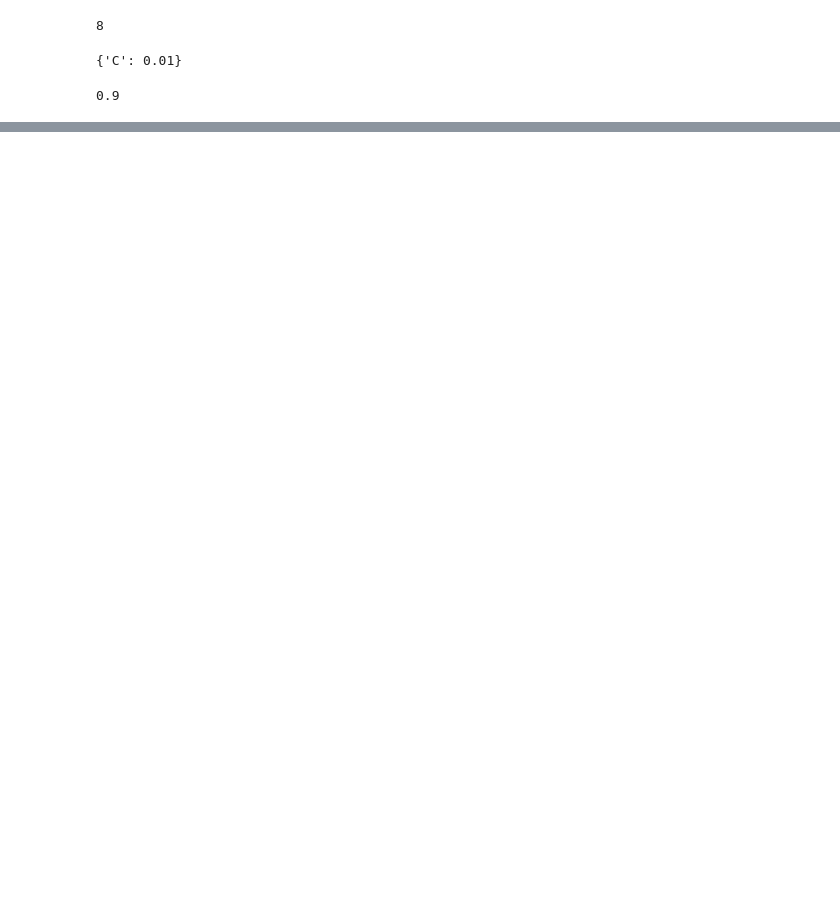
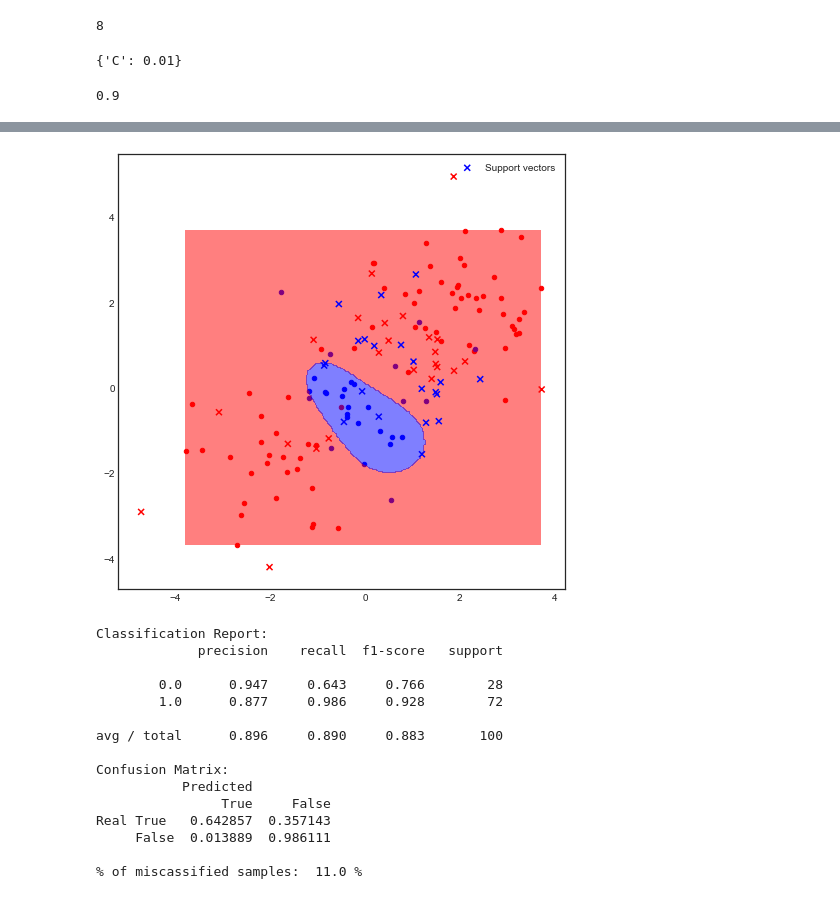
Before and after one commit to pedvide/ISLR_Python, a Jupyter notebook: Chapter9_Support_Vector_Machines.ipynb, the cells around one changed output, grey strips where cells are left out. Saved outputs shown, nothing was run; the diff lists cells and outputs as text; code cells hidden in the pictures; blank space fills up the shorter version.

```diff
--- a/Chapter9_Support_Vector_Machines.ipynb
+++ b/Chapter9_Support_Vector_Machines.ipynb
@@ -239,0 +232,2 @@ Number of support vectors:  11
+# %%
+X_train, X_test, y_train, y_test = train_test_split(X, y, test_size=100)
@@ -239,0 +244,31 @@ Number of support vectors:  11
+# %%
+best_svm = grid_search.best_estimator_.named_steps['svc']
+support_vecs = grid_search.best_estimator_.named_steps['standardscaler'].inverse_transform(best_svm.support_vectors_)
+
+ax = classification_helper.plot_classification(best_svm, X_test, y_test)
+ax.scatter(support_vecs[:, 0], support_vecs[:, 1], marker='x', c=['b' if val==0 else 'r' for val in y_train[best_svm.support_]], label='Support vectors')
+handles, labels = ax.get_legend_handles_labels()
+ax.legend(handles[-1:], labels[-1:])
+plt.show()
+
+classification_helper.print_classification_statistics(best_svm, X_test, y_test)
+
+y_pred = best_svm.predict(X_test)
+print('% of miscassified samples: ', 100-accuracy_score(y_test, y_pred)*100, '%')
+# %% [output]
+[figure, added]
+Classification Report:
+             precision    recall  f1-score   support
+
+        0.0      0.947     0.643     0.766        28
+        1.0      0.877     0.986     0.928        72
+
+avg / total      0.896     0.890     0.883       100
+
+Confusion Matrix:
+           Predicted
+                True     False
+Real True   0.642857  0.357143
+     False  0.013889  0.986111
+
+% of miscassified samples:  11.0 %
```
Also changed, not shown: parts of 7 cells of this notebook.
